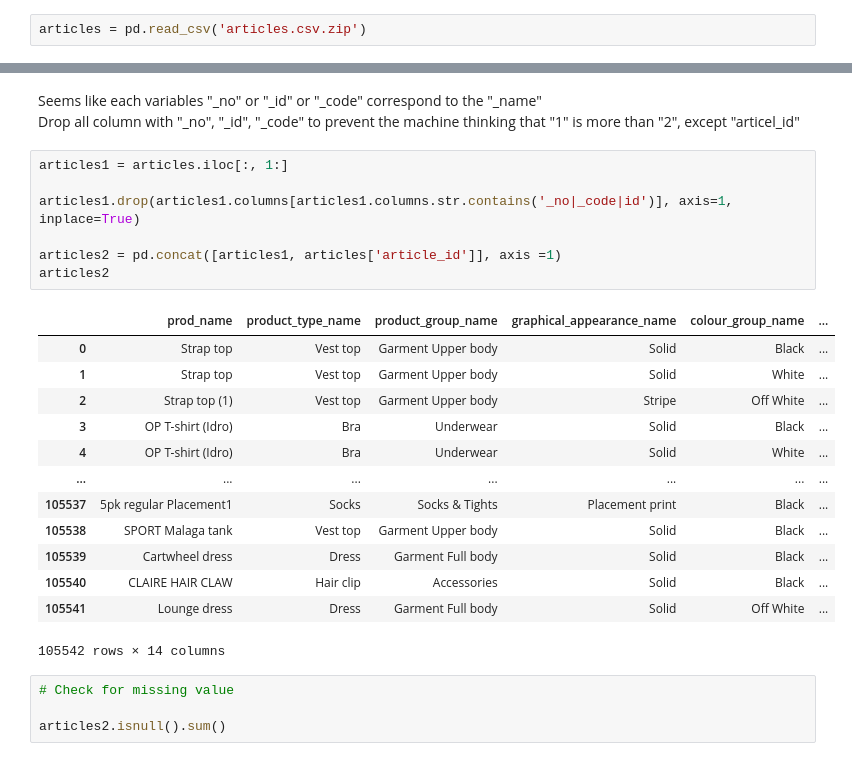
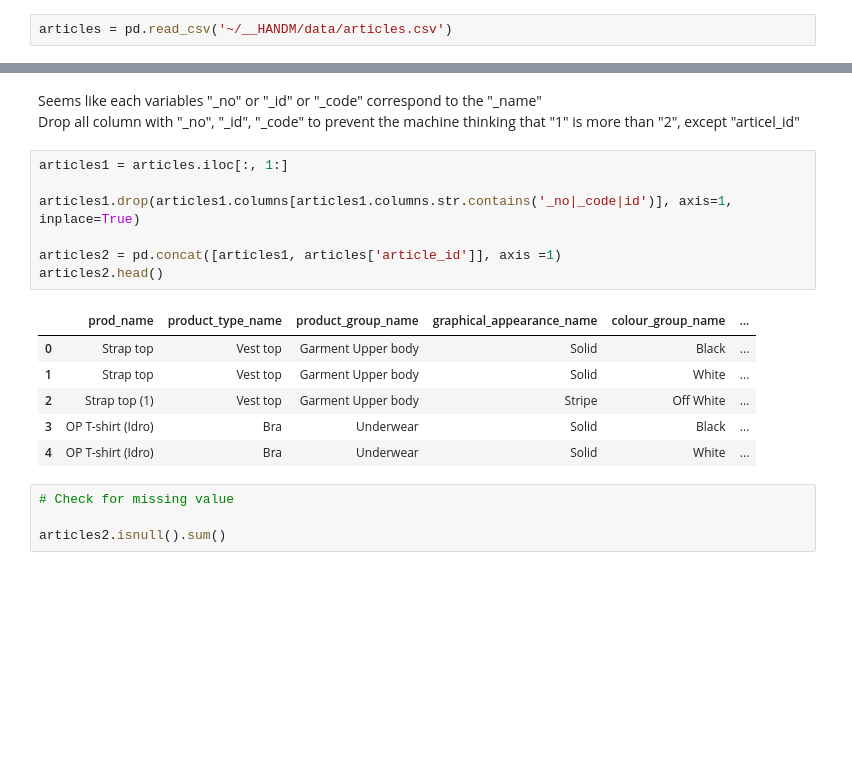
Before and after one commit to KoljanTestwamore/H-M-ML, a Jupyter notebook: HM2-Copy1 (2).ipynb, the cells around one changed output, grey strips where cells are left out. Saved outputs shown, nothing was run; the diff lists cells and outputs as text; blank space fills up the shorter version.

```diff
--- a/HM2-Copy1 (2).ipynb
+++ b/HM2-Copy1 (2).ipynb
@@ -29,7 +29,7 @@ def show_wordcloud(data, title = None):
 # %% [markdown]
 ## Articles data
 # %%
-articles = pd.read_csv('articles.csv.zip')
+articles = pd.read_csv('~/__HANDM/data/articles.csv')
 # %%
 articles[:5]
 # %% [output]
@@ -81,24 +81,17 @@ Drop all column with "_no", "_id", "_code" to prevent the machine thinking that
 # %%
 articles1 = articles.iloc[:, 1:]
 
 articles1.drop(articles1.columns[articles1.columns.str.contains('_no|_code|id')], axis=1, inplace=True)
 
 articles2 = pd.concat([articles1, articles['article_id']], axis =1)
-articles2
+articles2.head()
 # %% [output]
 |  | prod_name | product_type_name | product_group_name | graphical_appearance_name | colour_group_name | ... |
 | 0 | Strap top | Vest top | Garment Upper body | Solid | Black | ... |
 | 1 | Strap top | Vest top | Garment Upper body | Solid | White | ... |
 | 2 | Strap top (1) | Vest top | Garment Upper body | Stripe | Off White | ... |
 | 3 | OP T-shirt (Idro) | Bra | Underwear | Solid | Black | ... |
 | 4 | OP T-shirt (Idro) | Bra | Underwear | Solid | White | ... |
-| ... | ... | ... | ... | ... | ... | ... |
-| 105537 | 5pk regular Placement1 | Socks | Socks & Tights | Placement print | Black | ... |
-| 105538 | SPORT Malaga tank | Vest top | Garment Upper body | Solid | Black | ... |
-| 105539 | Cartwheel dress | Dress | Garment Full body | Solid | Black | ... |
-| 105540 | CLAIRE HAIR CLAW | Hair clip | Accessories | Solid | Black | ... |
-| 105541 | Lounge dress | Dress | Garment Full body | Solid | Off White | ... |
-105542 rows × 14 columns
 # %%
 # Check for missing value
 
```
Also changed, not shown: parts of 17 cells of this notebook.
